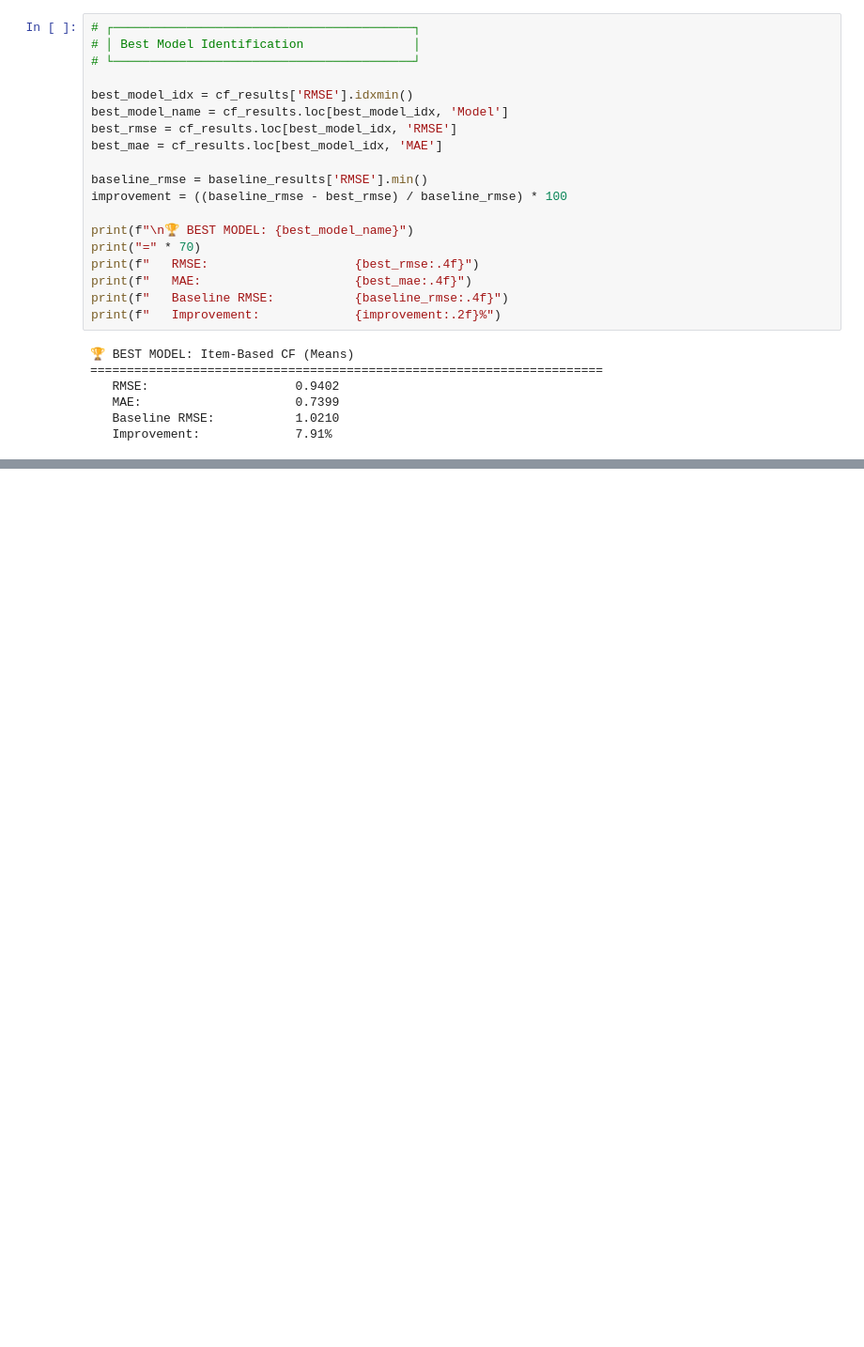
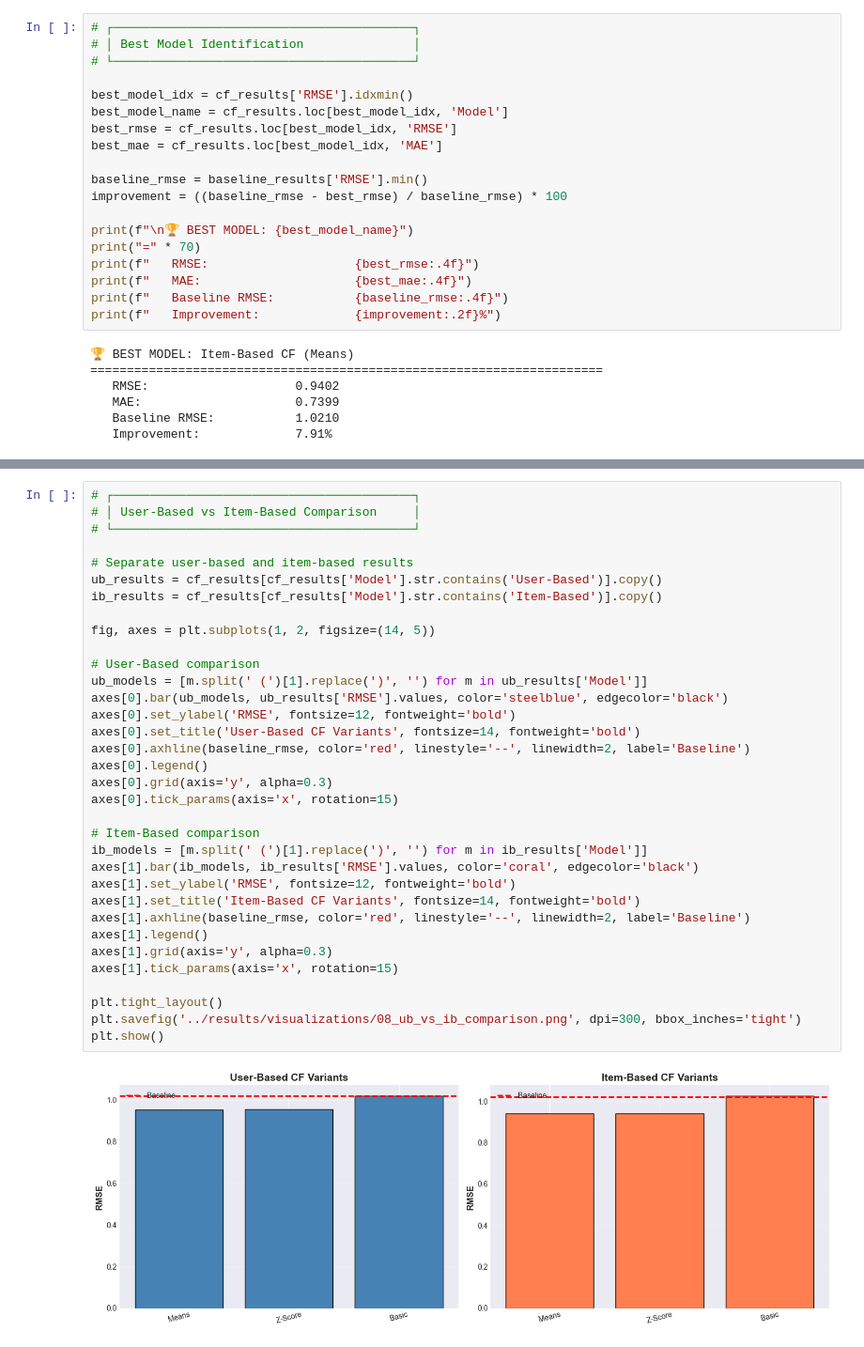
Before and after one commit to HarpinderC/ML-Recommenders, a Jupyter notebook: movie-recommendation-system/notebooks/02_collaborative_filtering.ipynb, the cells around one changed output, grey strips where cells are left out. Shown: that part at 94% size. Saved outputs shown, nothing was run; the diff lists cells and outputs as text; blank space fills up the shorter version.

```diff
--- a/movie-recommendation-system/notebooks/02_collaborative_filtering.ipynb
+++ b/movie-recommendation-system/notebooks/02_collaborative_filtering.ipynb
@@ -429,0 +459,36 @@ print(f"   Improvement:             {improvement:.2f}%")
+# %%
+# ┌─────────────────────────────────────────┐
+# │ User-Based vs Item-Based Comparison     │
+# └─────────────────────────────────────────┘
+
+# Separate user-based and item-based results
+ub_results = cf_results[cf_results['Model'].str.contains('User-Based')].copy()
+ib_results = cf_results[cf_results['Model'].str.contains('Item-Based')].copy()
+
+fig, axes = plt.subplots(1, 2, figsize=(14, 5))
+
+# User-Based comparison
+ub_models = [m.split(' (')[1].replace(')', '') for m in ub_results['Model']]
+axes[0].bar(ub_models, ub_results['RMSE'].values, color='steelblue', edgecolor='black')
+axes[0].set_ylabel('RMSE', fontsize=12, fontweight='bold')
+axes[0].set_title('User-Based CF Variants', fontsize=14, fontweight='bold')
+axes[0].axhline(baseline_rmse, color='red', linestyle='--', linewidth=2, label='Baseline')
+axes[0].legend()
+axes[0].grid(axis='y', alpha=0.3)
+axes[0].tick_params(axis='x', rotation=15)
+
+# Item-Based comparison
+ib_models = [m.split(' (')[1].replace(')', '') for m in ib_results['Model']]
+axes[1].bar(ib_models, ib_results['RMSE'].values, color='coral', edgecolor='black')
+axes[1].set_ylabel('RMSE', fontsize=12, fontweight='bold')
+axes[1].set_title('Item-Based CF Variants', fontsize=14, fontweight='bold')
+axes[1].axhline(baseline_rmse, color='red', linestyle='--', linewidth=2, label='Baseline')
+axes[1].legend()
+axes[1].grid(axis='y', alpha=0.3)
+axes[1].tick_params(axis='x', rotation=15)
+
+plt.tight_layout()
+plt.savefig('../results/visualizations/08_ub_vs_ib_comparison.png', dpi=300, bbox_inches='tight')
+plt.show()
+# %% [output]
+[figure, added]
```
Also changed, not shown: parts of 7 cells of this notebook, 3 other files.
